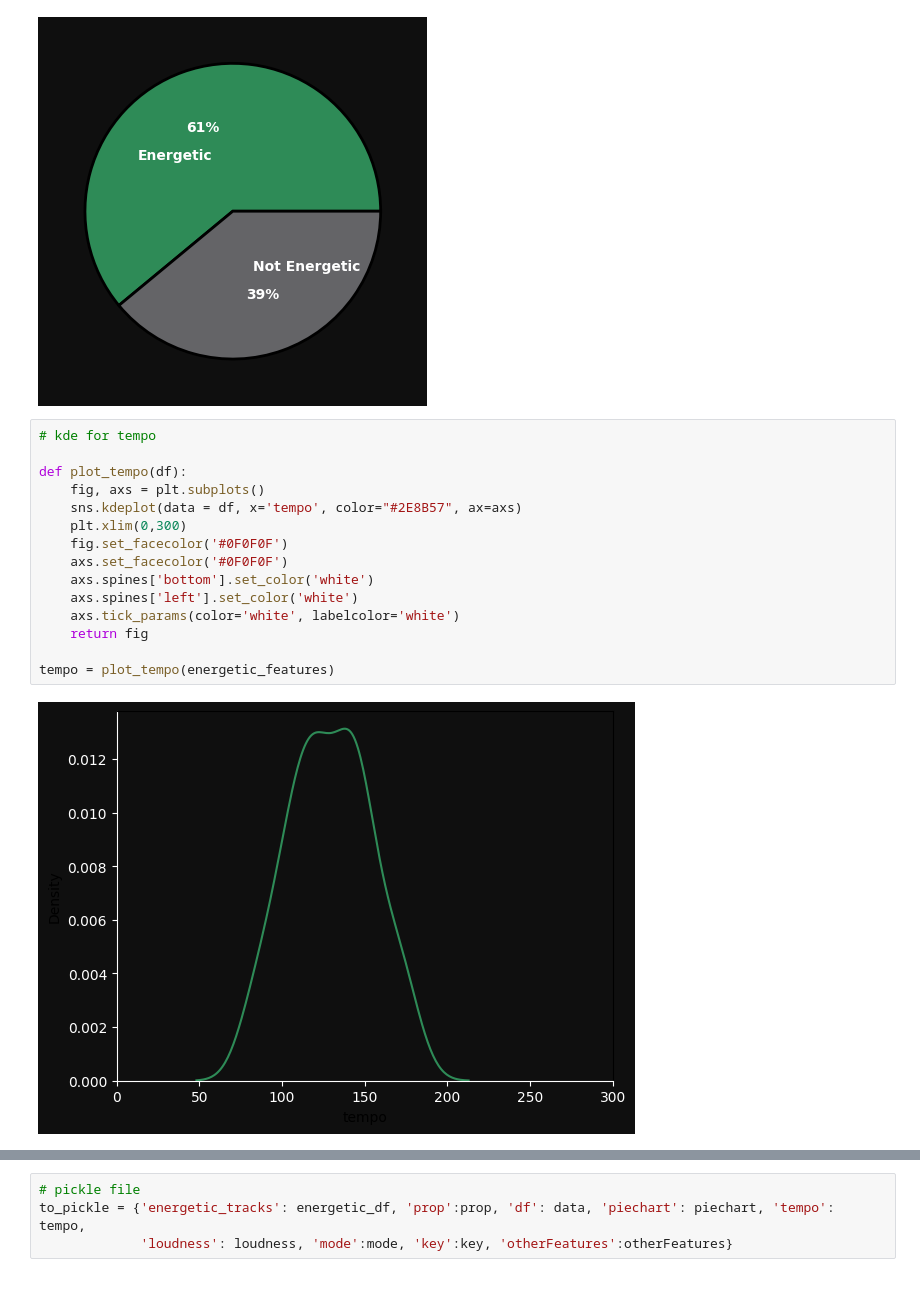
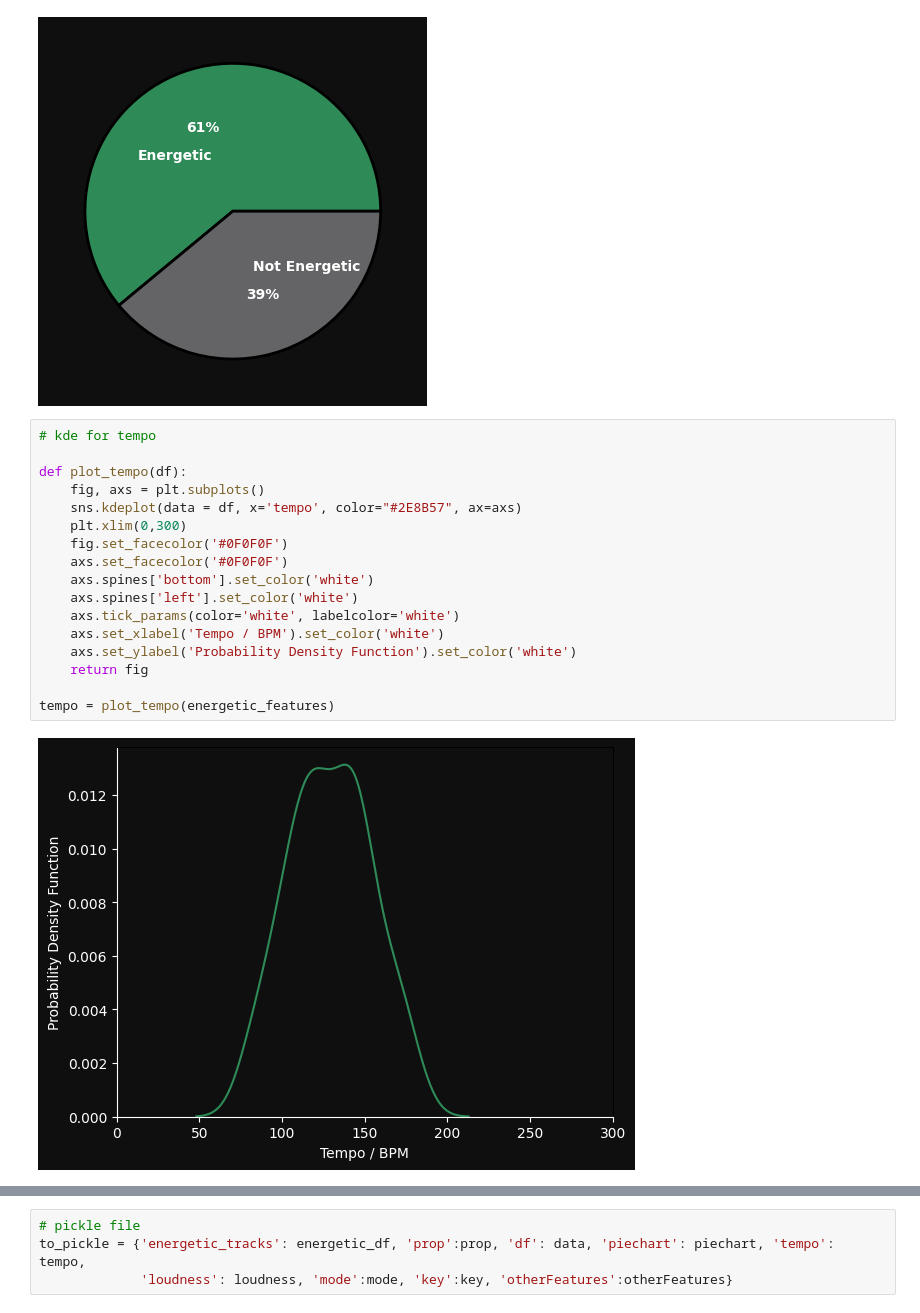
Before and after one commit to aakanksha1dutta/MOODSIC, a Jupyter notebook: 3_Model_Visualization.ipynb, the cells around one changed output, grey strips where cells are left out. Cells and saved outputs as stored; diff of their text form.

```diff
--- a/3_Model_Visualization.ipynb
+++ b/3_Model_Visualization.ipynb
@@ -107,20 +107,22 @@ piechart = piechart(energetic_features, data)
 # %%
 # kde for tempo
 
 def plot_tempo(df):
     fig, axs = plt.subplots()
     sns.kdeplot(data = df, x='tempo', color="#2E8B57", ax=axs)
     plt.xlim(0,300)
     fig.set_facecolor('#0F0F0F')
     axs.set_facecolor('#0F0F0F')
     axs.spines['bottom'].set_color('white')
     axs.spines['left'].set_color('white')
     axs.tick_params(color='white', labelcolor='white')
+    axs.set_xlabel('Tempo / BPM').set_color('white')
+    axs.set_ylabel('Probability Density Function').set_color('white')
     return fig
 
 tempo = plot_tempo(energetic_features)
 # %% [output]
-[figure, old version]
+[figure, new version]
 # %%
 def plot_loudness(df):
     fig, axs = plt.subplots()
```
Also changed, not shown: parts of 5 cells of this notebook, 2 other files.
